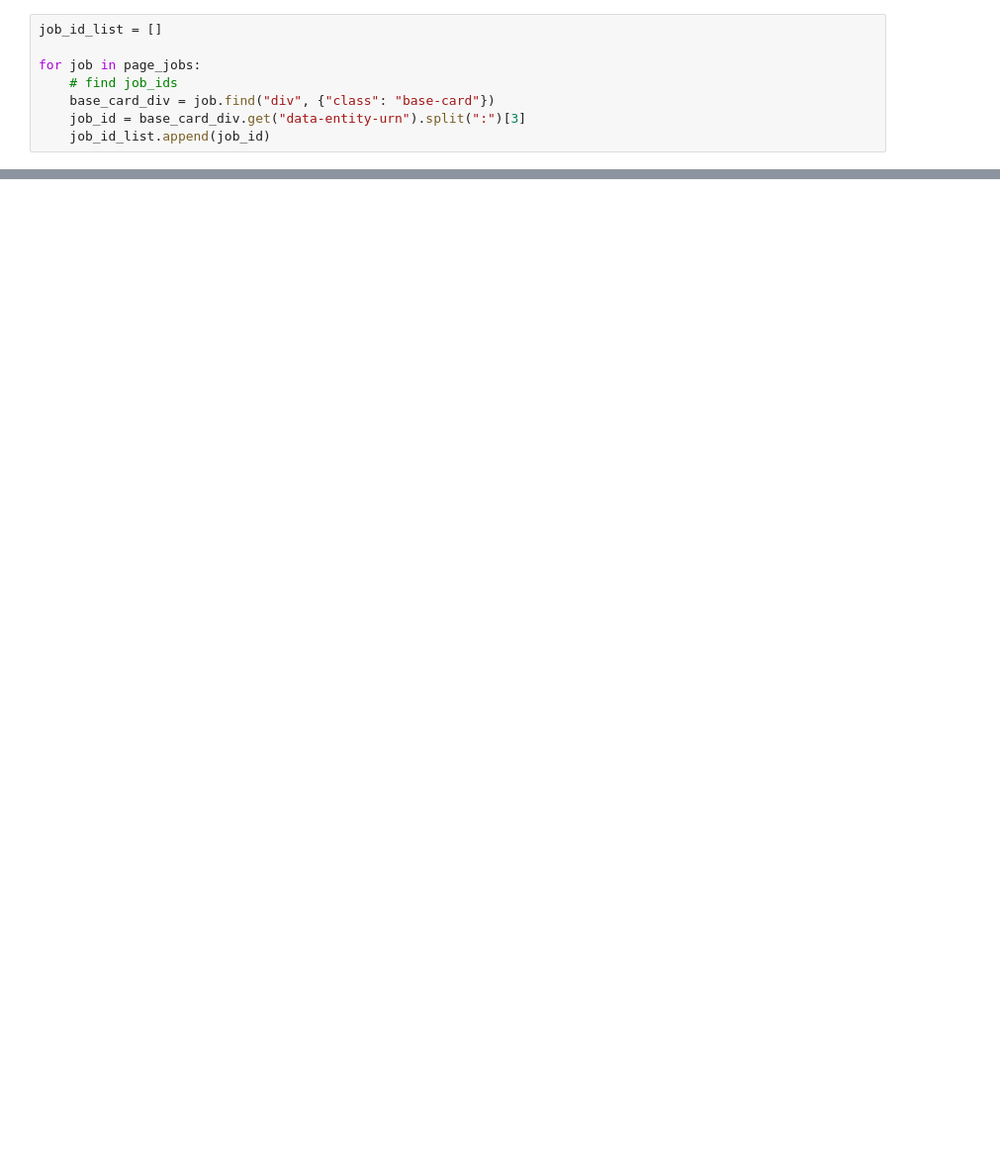
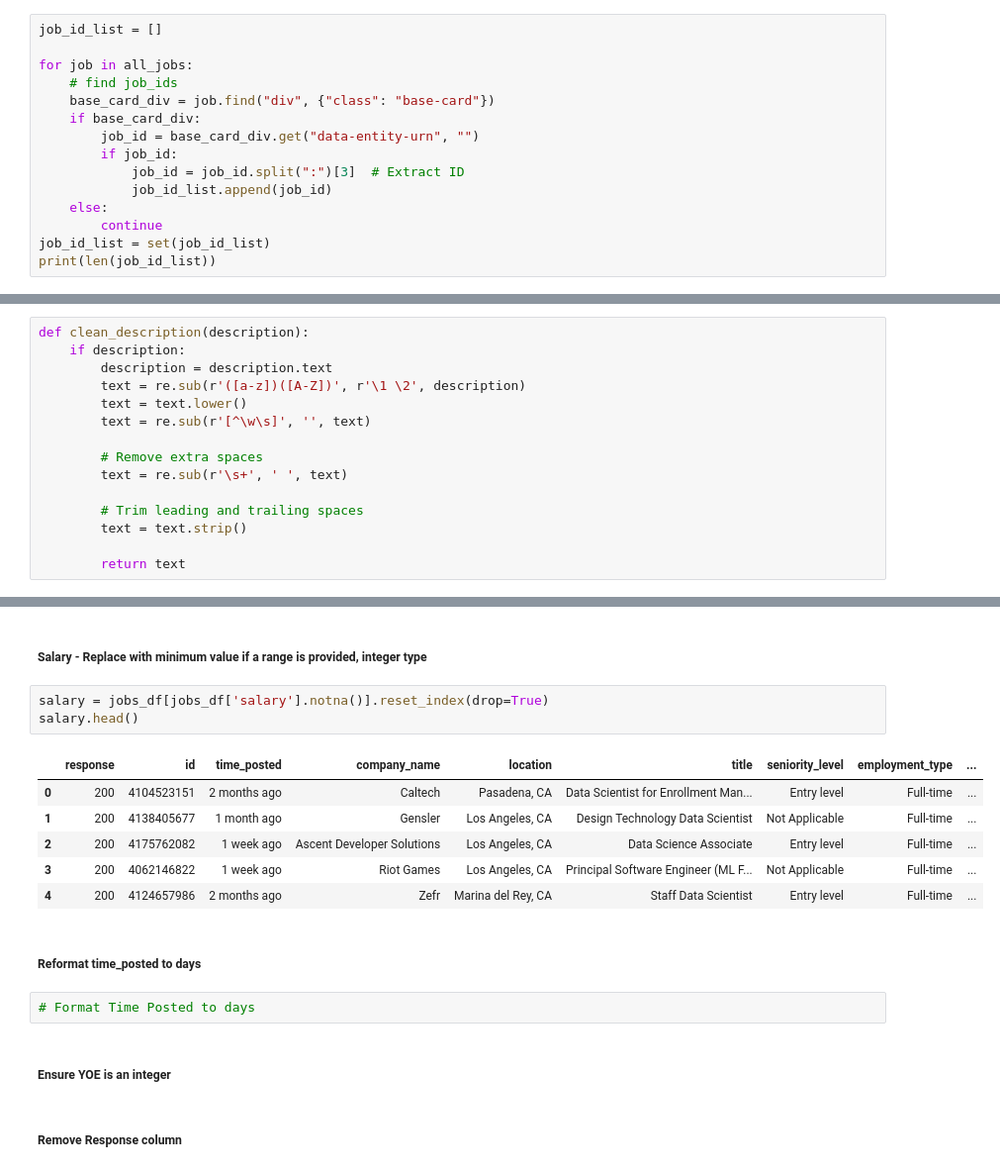
Before and after one commit to desmond-jung/Job-Insights-Agent, a Jupyter notebook: job_posting_scraper.ipynb, the cells around one changed output, grey strips where cells are left out. Shown at 99% size. Drawn from its saved outputs; the diff is of its cells as text; blank space fills up the shorter version.

```diff
--- a/job_posting_scraper.ipynb
+++ b/job_posting_scraper.ipynb
@@ -23,8 +48,15 @@ page_jobs = list_soup.findAll("li")
 # %%
 job_id_list = []
 
-for job in page_jobs:
+for job in all_jobs:
     # find job_ids
     base_card_div = job.find("div", {"class": "base-card"})
-    job_id = base_card_div.get("data-entity-urn").split(":")[3]
-    job_id_list.append(job_id)
+    if base_card_div:
+        job_id = base_card_div.get("data-entity-urn", "")
+        if job_id:
+            job_id = job_id.split(":")[3]  # Extract ID
+            job_id_list.append(job_id)
+    else:
+        continue
+job_id_list = set(job_id_list)
+print(len(job_id_list))
@@ -40,2 +65,17 @@ def clean_description(description):
+# %%
+def clean_description(description):
+    if description:
+        description = description.text
+        text = re.sub(r'([a-z])([A-Z])', r'\1 \2', description)
+        text = text.lower()
+        text = re.sub(r'[^\w\s]', '', text)
+
+        # Remove extra spaces
+        text = re.sub(r'\s+', ' ', text)
+
+        # Trim leading and trailing spaces
+        text = text.strip()
+
+        return text
 # %%
 job_list = []
@@ -290,0 +409,20 @@ jobs_df
+# %% [markdown]
+##### Salary - Replace with minimum value if a range is provided, integer type
+# %%
+salary = jobs_df[jobs_df['salary'].notna()].reset_index(drop=True)
+salary.head()
+# %% [output]
+|  | response | id | time_posted | company_name | location | title | seniority_level | employment_type | ... |
+| 0 | 200 | 4104523151 | 2 months ago | Caltech | Pasadena, CA | Data Scientist for Enrollment Man... | Entry level | Full-time | ... |
+| 1 | 200 | 4138405677 | 1 month ago | Gensler | Los Angeles, CA | Design Technology Data Scientist | Not Applicable | Full-time | ... |
+| 2 | 200 | 4175762082 | 1 week ago | Ascent Developer Solutions | Los Angeles, CA | Data Science Associate | Entry level | Full-time | ... |
+| 3 | 200 | 4062146822 | 1 week ago | Riot Games | Los Angeles, CA | Principal Software Engineer (ML F... | Not Applicable | Full-time | ... |
+| 4 | 200 | 4124657986 | 2 months ago | Zefr | Marina del Rey, CA | Staff Data Scientist | Entry level | Full-time | ... |
+# %% [markdown]
+##### Reformat time_posted to days
+# %%
+# Format Time Posted to days
+# %% [markdown]
+##### Ensure YOE is an integer
+# %% [markdown]
+##### Remove Response column
```
Also changed, not shown: parts of 18 cells of this notebook, 4 other files.
